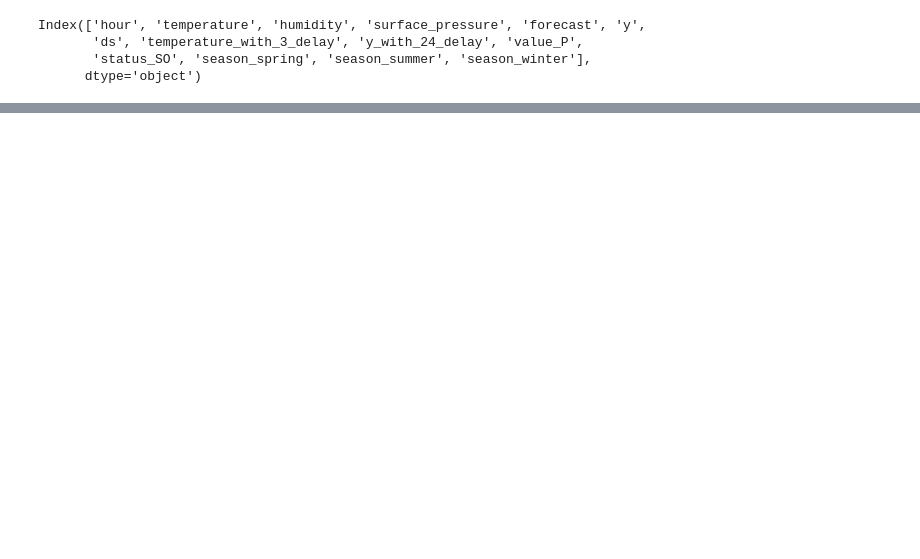
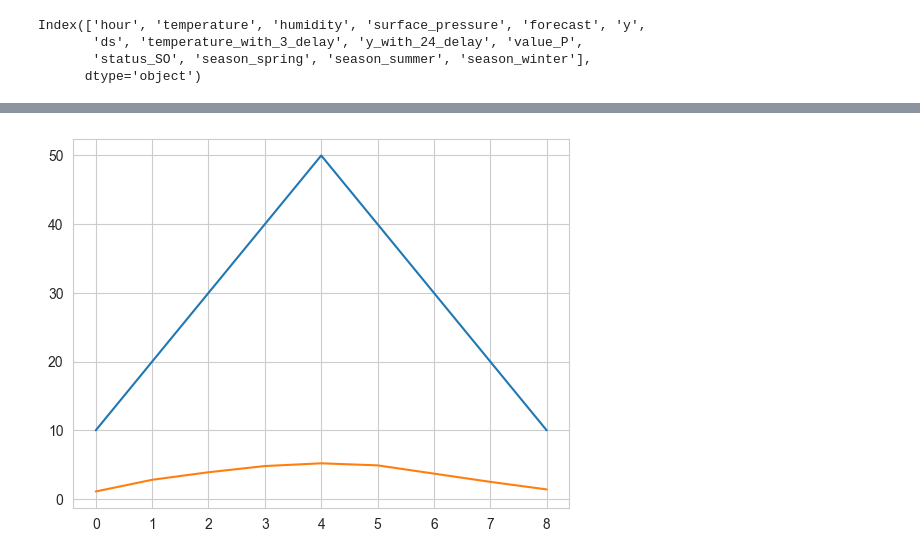
Before and after one commit to SHSMJ200/Bargh_ML, a Jupyter notebook: src/models/jas_test.ipynb, the cells around one changed output, grey strips where cells are left out. Cells and saved outputs as stored; diff of their text form; code cells hidden in the pictures; blank space fills up the shorter version.

```diff
--- a/src/models/jas_test.ipynb
+++ b/src/models/jas_test.ipynb
@@ -359,0 +418,7 @@ Test Error: 10.31%
+# %%
+n = 5
+plt.plot(np.arange(n), array1[i-5:i])
+plt.plot(np.arange(n), array2[i-5:i])
+plt.show()
+# %% [output]
+[figure, added]
```
Also changed, not shown: parts of 17 cells of this notebook, 10 other files.
